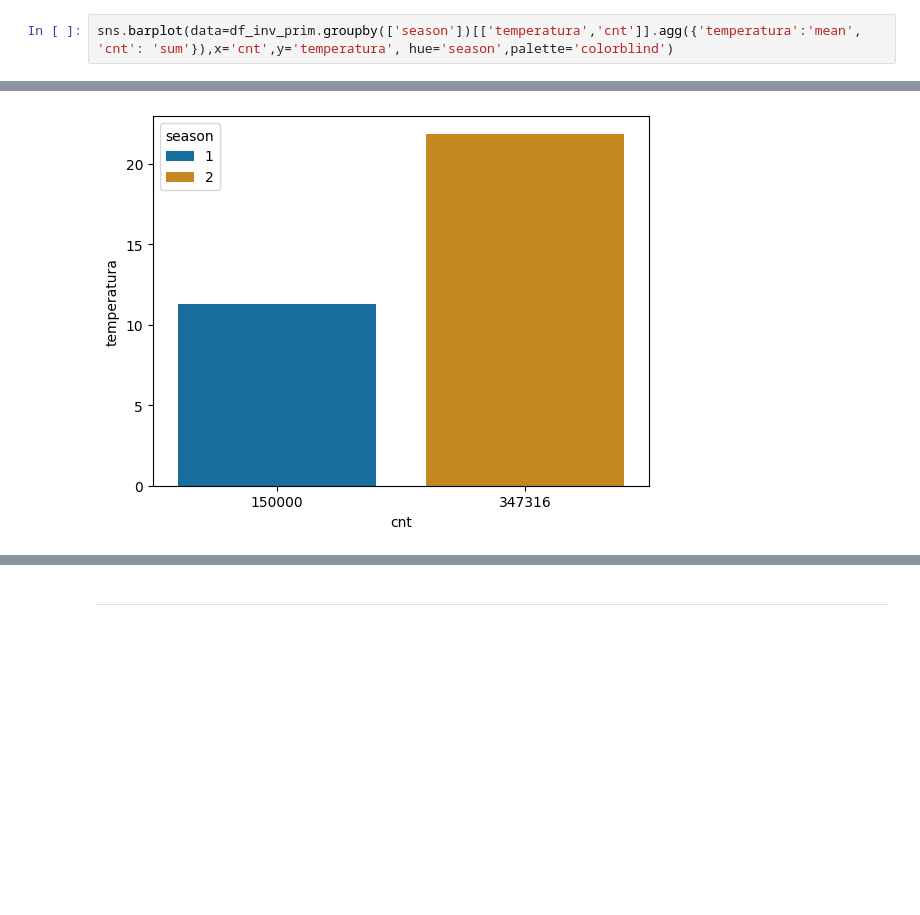
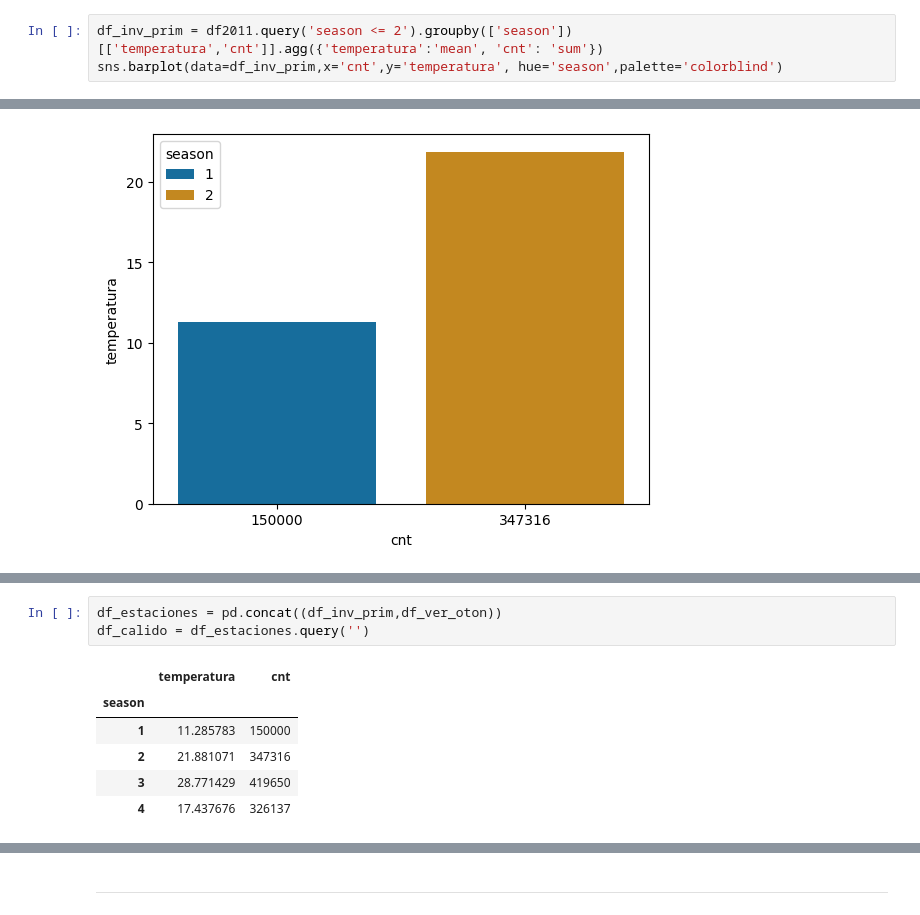
Before and after one commit to solfontan/Capital_Bikeshare_EDA, a Jupyter notebook: Datos_analisis.ipynb, the cells around one changed output, grey strips where cells are left out. Drawn from its saved outputs; the diff is of its cells as text; blank space fills up the shorter version.

```diff
--- a/Datos_analisis.ipynb
+++ b/Datos_analisis.ipynb
@@ -405,5 +213,6 @@ df_inv_prim = df2011.query('season <= 2')
 # %%
-sns.barplot(data=df_inv_prim.groupby(['season'])[['temperatura','cnt']].agg({'temperatura':'mean', 'cnt': 'sum'}),x='cnt',y='temperatura', hue='season',palette='colorblind')
+df_inv_prim = df2011.query('season <= 2').groupby(['season'])[['temperatura','cnt']].agg({'temperatura':'mean', 'cnt': 'sum'})
+sns.barplot(data=df_inv_prim,x='cnt',y='temperatura', hue='season',palette='colorblind')
 # %% [output]
 <Axes: xlabel='cnt', ylabel='temperatura'>
 [figure]
@@ -434,0 +225,10 @@ KeyboardInterrupt:
+# %%
+df_estaciones = pd.concat((df_inv_prim,df_ver_oton))
+df_calido = df_estaciones.query('')
+# %% [output]
+|  | temperatura | cnt |
+| season |  |  |
+| 1 | 11.285783 | 150000 |
+| 2 | 21.881071 | 347316 |
+| 3 | 28.771429 | 419650 |
+| 4 | 17.437676 | 326137 |
```
Also changed, not shown: parts of 36 cells of this notebook.
